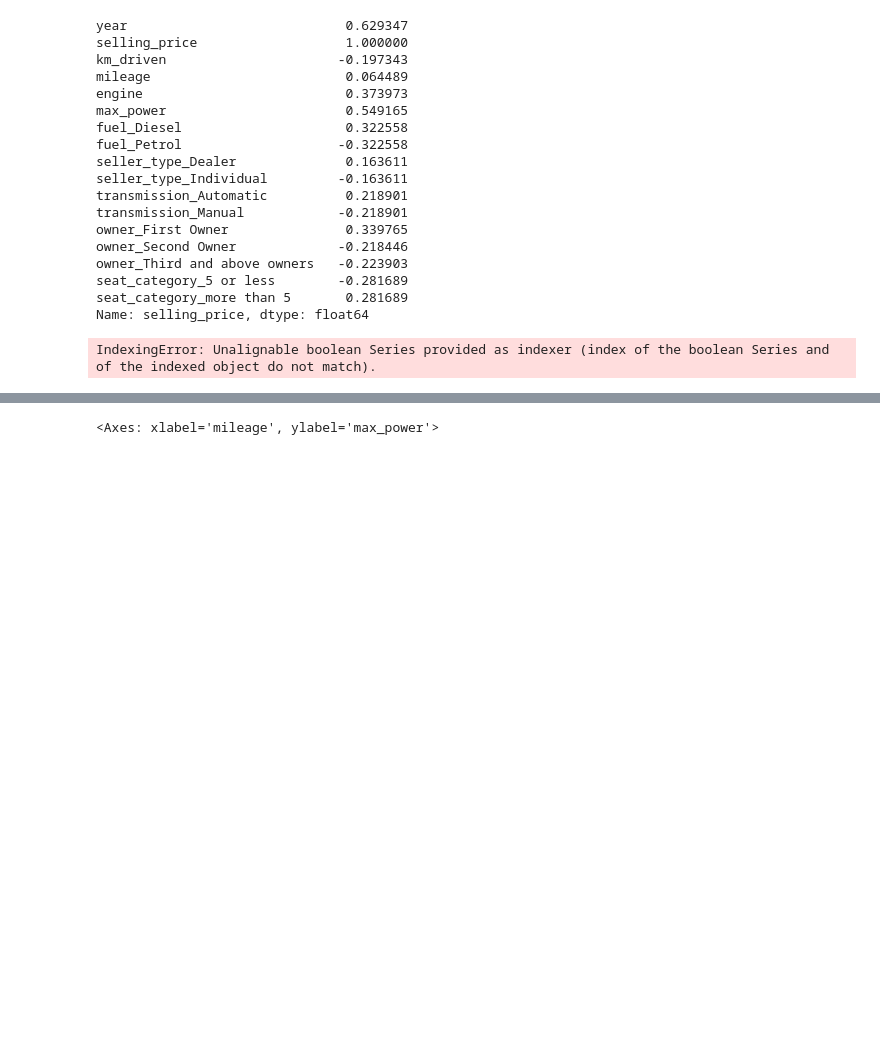
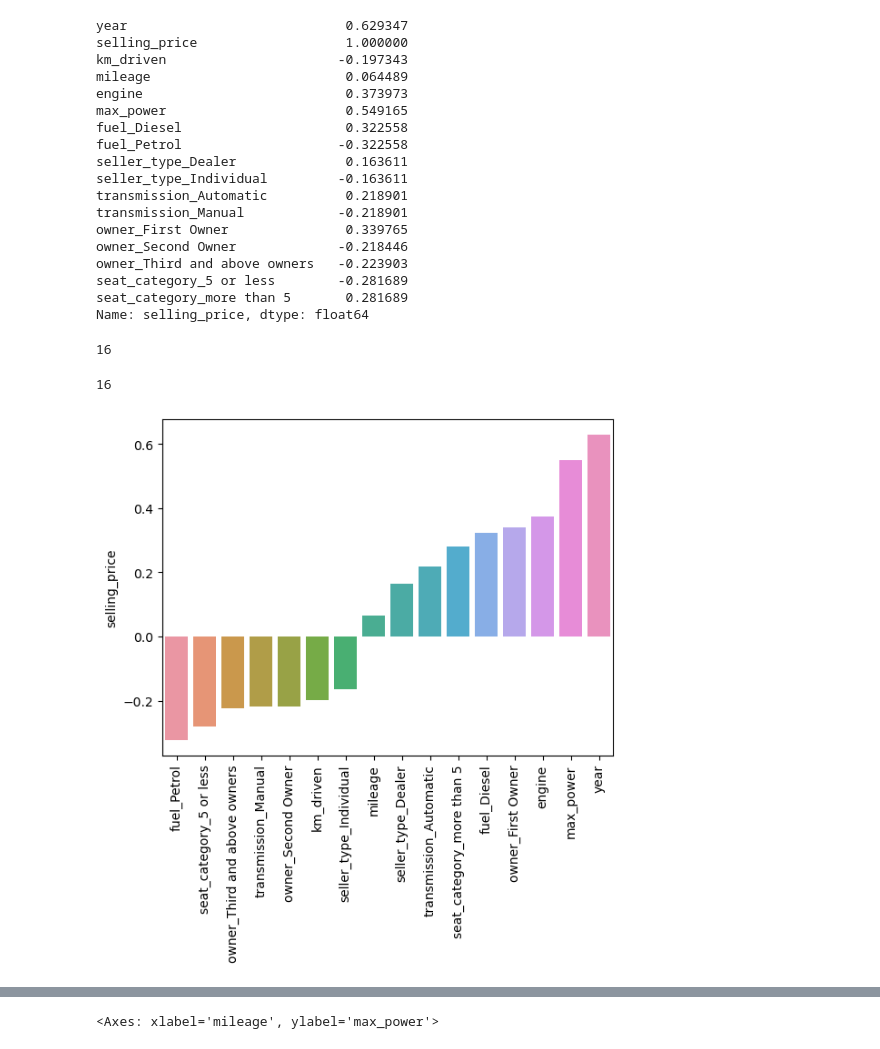
Before and after one commit to parabamoghv/Erdos-AU2024-CarSalesPricePrediction, a Jupyter notebook: notebooks/Car_sales_price_prediction_EDA.ipynb, the cells around one changed output, grey strips where cells are left out. Drawn from its saved outputs; the diff is of its cells as text; code cells hidden in the pictures; blank space fills up the shorter version.

Commit message:
updating codes to make sure that plots are displayed

```diff
--- a/notebooks/Car_sales_price_prediction_EDA.ipynb
+++ b/notebooks/Car_sales_price_prediction_EDA.ipynb
@@ -663,12 +669,21 @@ seat_category_more than 5       0.281689
 Name: selling_price, dtype: float64
 # %%
 df_corr_plot=df_corr.drop("selling_price").sort_values()
+# %%
+len(df_corr_plot.index)
+# %% [output]
+16
+# %%
+len(df_corr_plot)
+# %% [output]
+16
 # %%
-sns.barplot(x=df_corr_plot.index,y=df_corr_plot,hue=df_corr_plot.index)
+#sns.barplot(x=df_corr_plot.index,y=df_corr_plot,hue=df_corr_plot.index)
+sns.barplot(x=df_corr_plot.index,y=df_corr_plot)
 plt.xticks(rotation=90)
 plt.savefig("Plots/salesprice_corr.png",bbox_inches="tight")
 # %% [output]
-IndexingError: Unalignable boolean Series provided as indexer (index of the boolean Series and of the indexed object do not match).
+[figure, added]
 # %%
 #We can see the features with highest correlations with "Selling_price" on the very left and right sides,
 #where max_power shows the highest correlation
```
Also changed, not shown: parts of 7 cells of this notebook, 1 other file.
